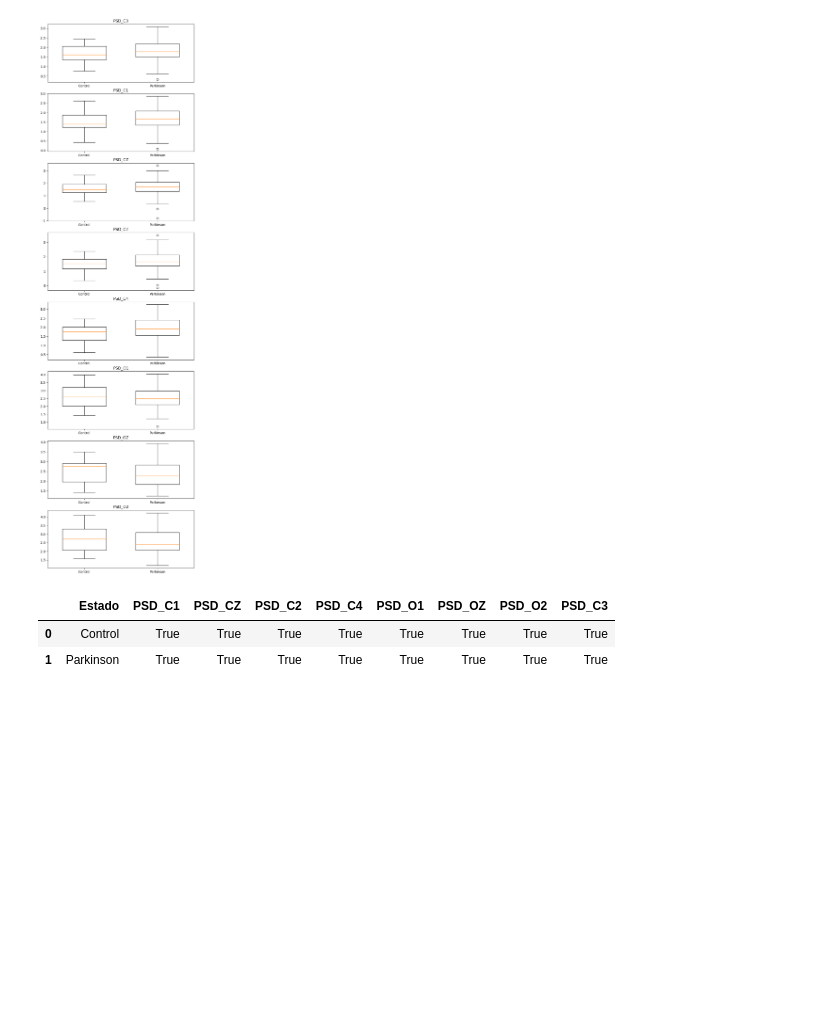
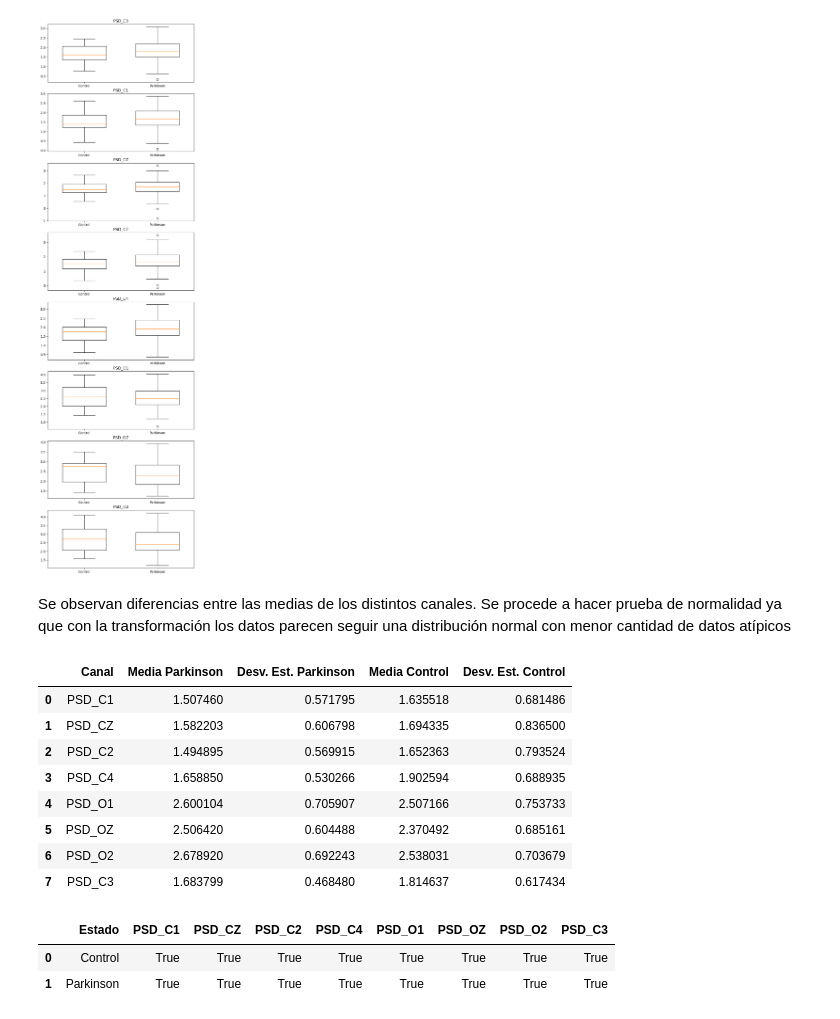
Before and after one commit to Astolfo2332/Parkinson_difference, a Jupyter notebook: Proyecto 2/Proyecto_2.ipynb, the cells around one changed output. Cells and saved outputs as stored; diff of their text form; code cells hidden in the pictures; blank space fills up the shorter version.

```diff
--- a/Proyecto 2/Proyecto_2.ipynb
+++ b/Proyecto 2/Proyecto_2.ipynb
@@ -458,6 +477,37 @@ for i, canal in enumerate(canales):
 plt.show()
 # %% [output]
 [figure]
+# %% [markdown]
+Se observan diferencias entre las medias de los distintos canales. Se procede a hacer prueba de normalidad ya que con la transformación los datos parecen seguir una distribución normal con menor cantidad de datos atípicos
+# %%
+dataframes = [df3[df3['Estado']=='Control'], df3[df3['Estado']=='Parkinson']]
+# Cálculo de la media y la desviación estándar para cada canal
+mean_parkinson = dataframes[1].select_dtypes(include=np.number).mean()
+std_parkinson = dataframes[1].select_dtypes(include=np.number).std()
+
+mean_control = dataframes[0].select_dtypes(include=np.number).mean()
+std_control = dataframes[0].select_dtypes(include=np.number).std()
+
+# Creación del dataframe con los resultados
+df_results = pd.DataFrame({
+    'Canal': mean_parkinson.index,
+    'Media Parkinson': mean_parkinson.values,
+    'Desv. Est. Parkinson': std_parkinson.values,
+    'Media Control': mean_control.values,
+    'Desv. Est. Control': std_control.values,
+})
+
+df_results
+# %% [output]
+|  | Canal | Media Parkinson | Desv. Est. Parkinson | Media Control | Desv. Est. Control |
+| 0 | PSD_C1 | 1.507460 | 0.571795 | 1.635518 | 0.681486 |
+| 1 | PSD_CZ | 1.582203 | 0.606798 | 1.694335 | 0.836500 |
+| 2 | PSD_C2 | 1.494895 | 0.569915 | 1.652363 | 0.793524 |
+| 3 | PSD_C4 | 1.658850 | 0.530266 | 1.902594 | 0.688935 |
+| 4 | PSD_O1 | 2.600104 | 0.705907 | 2.507166 | 0.753733 |
+| 5 | PSD_OZ | 2.506420 | 0.604488 | 2.370492 | 0.685161 |
+| 6 | PSD_O2 | 2.678920 | 0.692243 | 2.538031 | 0.703679 |
+| 7 | PSD_C3 | 1.683799 | 0.468480 | 1.814637 | 0.617434 |
 # %%
 names=df3.columns.values
 normal={"Estado":"Control"}
```
Also changed, not shown: parts of 16 cells of this notebook.
